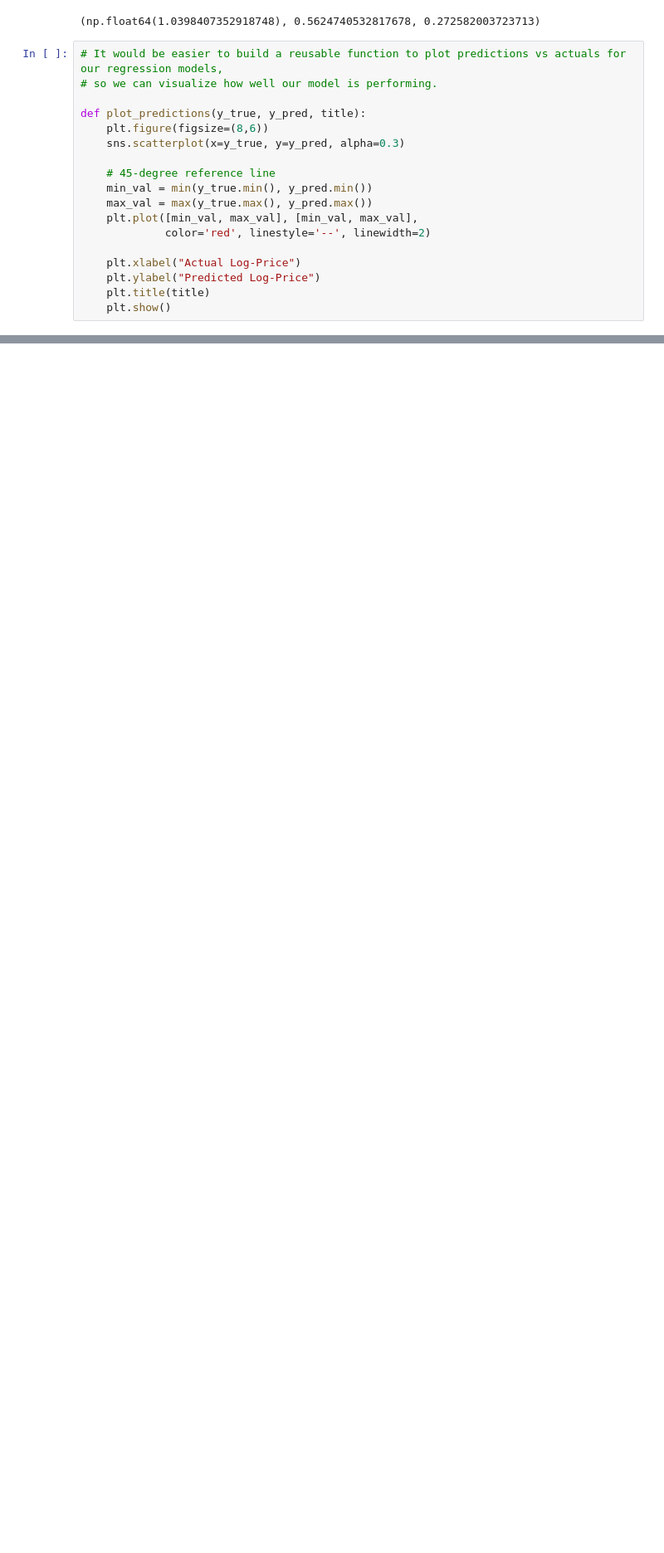
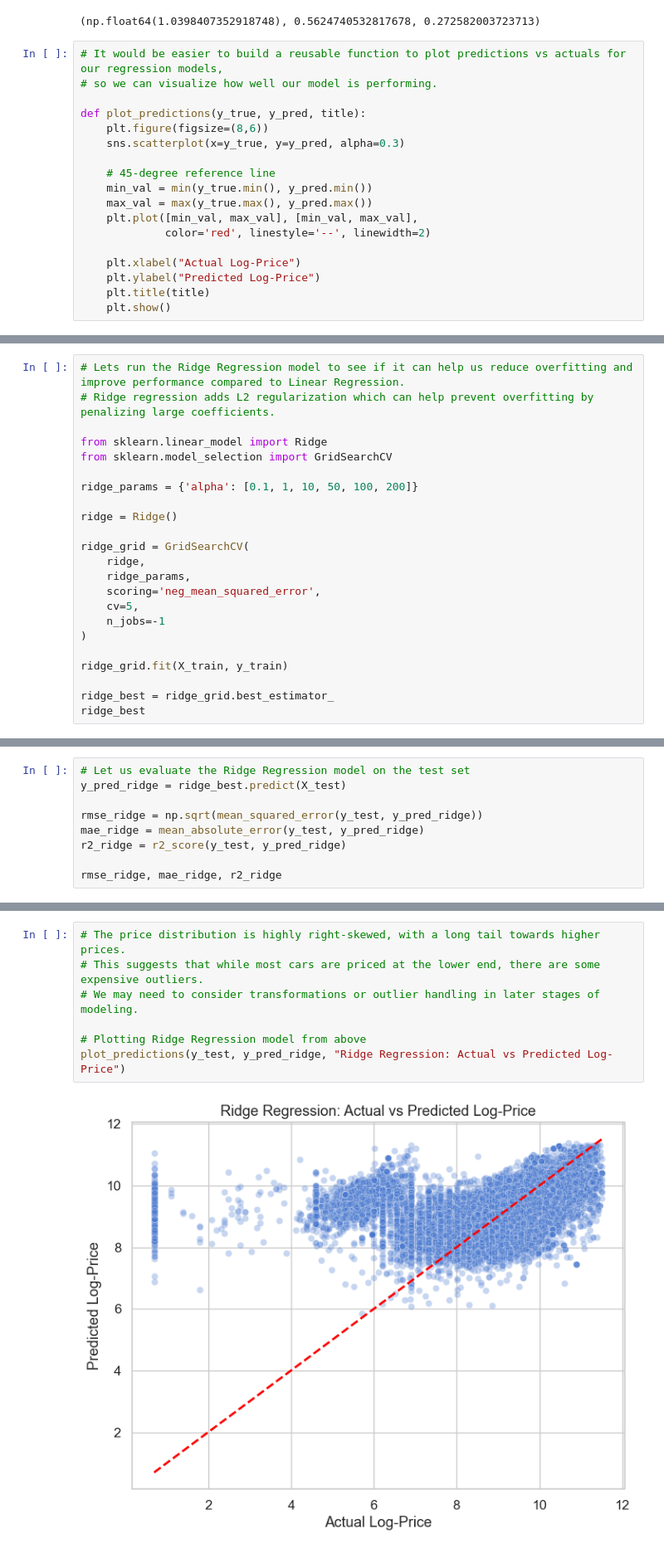
Before and after one commit to RohitKBhatnagar/CarPricing, a Jupyter notebook: prompt_II.ipynb, the cells around one changed output, grey strips where cells are left out. Shown at 83% size. Drawn from its saved outputs; the diff is of its cells as text; blank space fills up the shorter version.

Commit message:
Modeling:: Ridge Regression (L2) worked!! I was able to plot the same as well.

```diff
--- a/prompt_II.ipynb
+++ b/prompt_II.ipynb
@@ -674,0 +686,23 @@ plot_predictions(y_test, y_pred_lr, "Linear Regression: Actual vs Predicted Log-
+# %%
+# Lets run the Ridge Regression model to see if it can help us reduce overfitting and improve performance compared to Linear Regression.
+# Ridge regression adds L2 regularization which can help prevent overfitting by penalizing large coefficients.
+
+from sklearn.linear_model import Ridge
+from sklearn.model_selection import GridSearchCV
+
+ridge_params = {'alpha': [0.1, 1, 10, 50, 100, 200]}
+
+ridge = Ridge()
+
+ridge_grid = GridSearchCV(
+    ridge,
+    ridge_params,
+    scoring='neg_mean_squared_error',
+    cv=5,
+    n_jobs=-1
+)
+
+ridge_grid.fit(X_train, y_train)
+
+ridge_best = ridge_grid.best_estimator_
+ridge_best
@@ -674,0 +711,9 @@ plot_predictions(y_test, y_pred_lr, "Linear Regression: Actual vs Predicted Log-
+# %%
+# Let us evaluate the Ridge Regression model on the test set
+y_pred_ridge = ridge_best.predict(X_test)
+
+rmse_ridge = np.sqrt(mean_squared_error(y_test, y_pred_ridge))
+mae_ridge = mean_absolute_error(y_test, y_pred_ridge)
+r2_ridge = r2_score(y_test, y_pred_ridge)
+
+rmse_ridge, mae_ridge, r2_ridge
@@ -675,3 +722,12 @@ plot_predictions(y_test, y_pred_lr, "Linear Regression: Actual vs Predicted Log-
+# %%
+# The price distribution is highly right-skewed, with a long tail towards higher prices.
+# This suggests that while most cars are priced at the lower end, there are some expensive outliers.
+# We may need to consider transformations or outlier handling in later stages of modeling.
+
+# Plotting Ridge Regression model from above
+plot_predictions(y_test, y_pred_ridge, "Ridge Regression: Actual vs Predicted Log-Price")
+# %% [output]
+[figure, added]
 # %% [markdown]
 ### Evaluation
 
```
Also changed, not shown: parts of 3 cells of this notebook.
